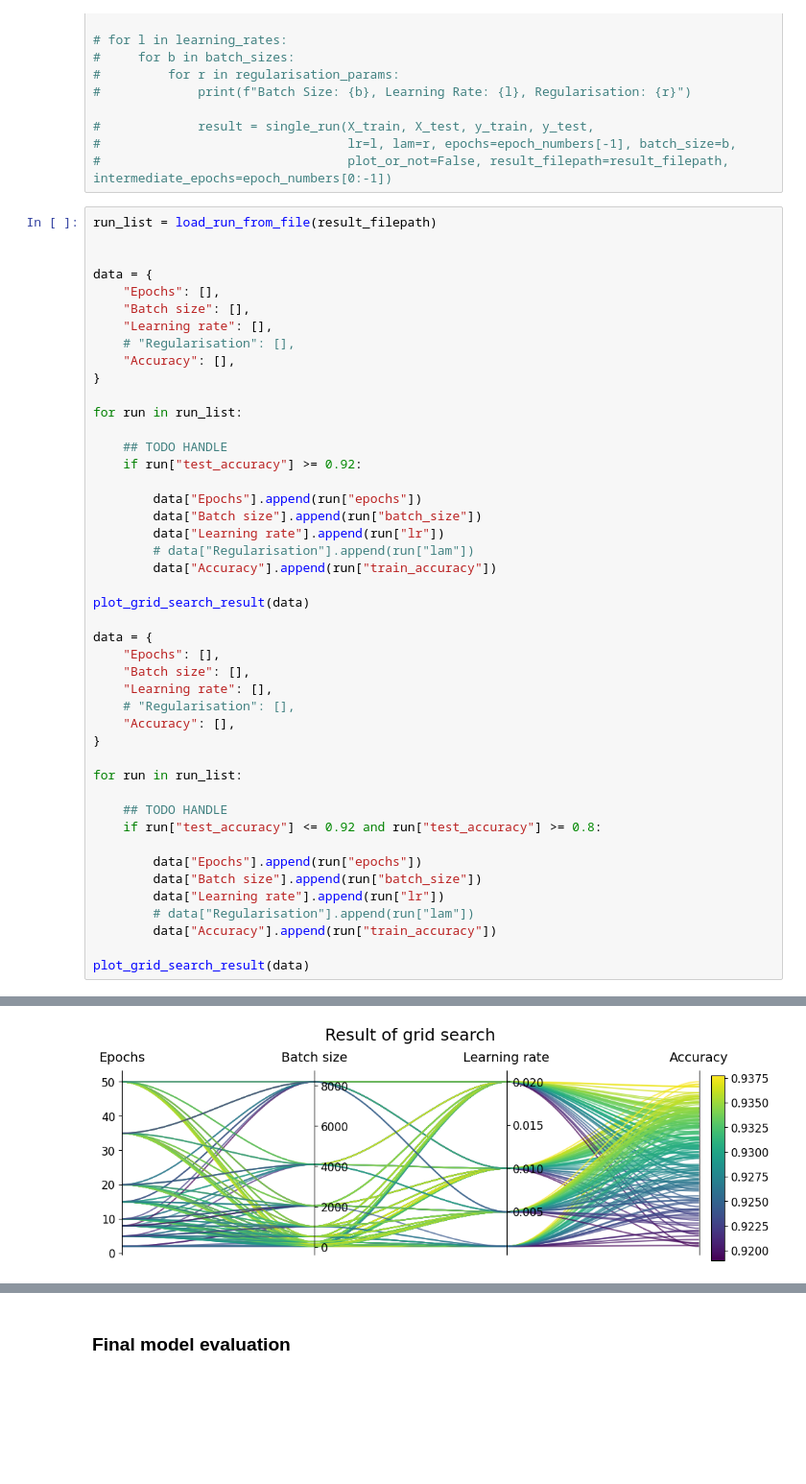
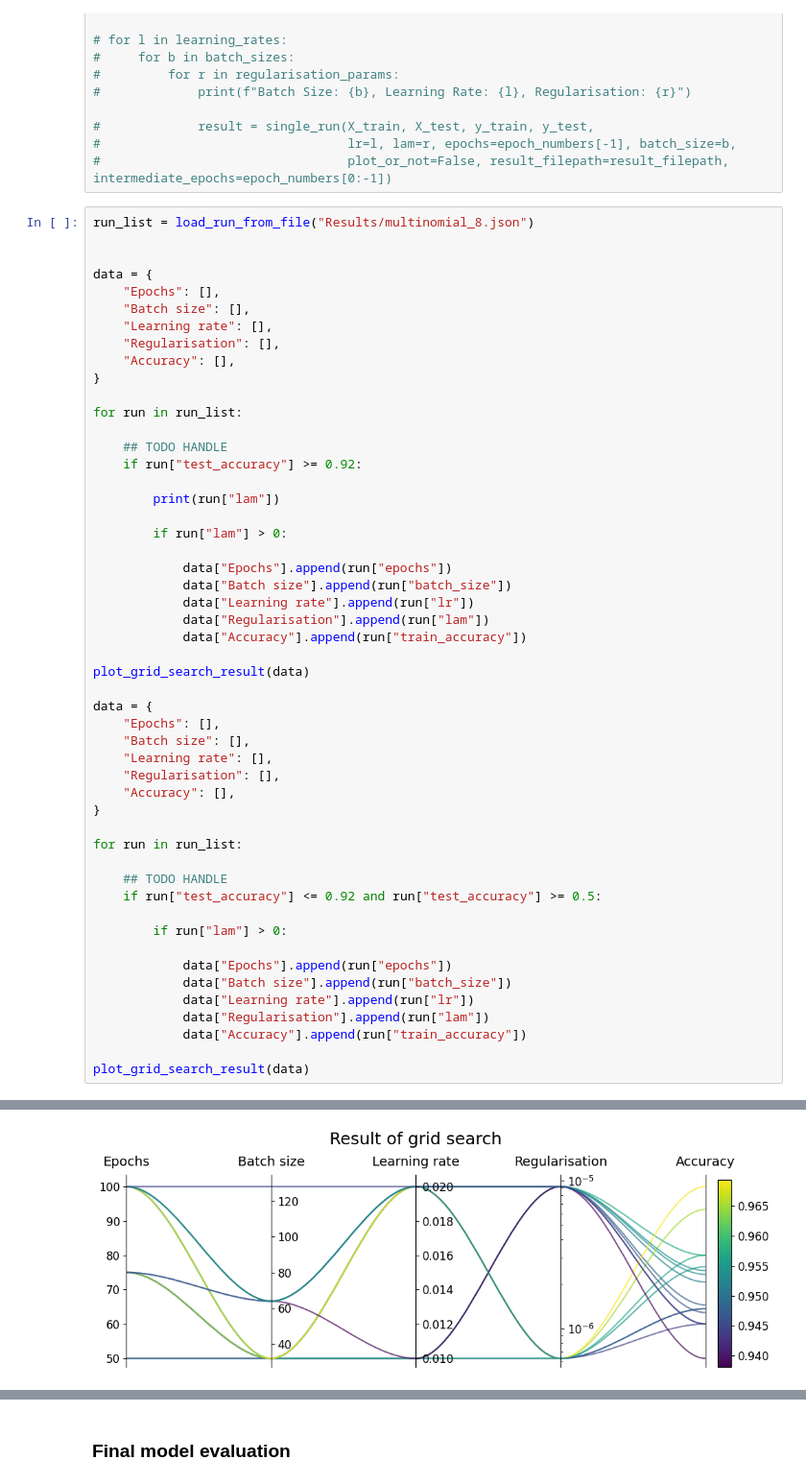
Before and after one commit to jonatanwins/Project3_FYS_STK4155, a Jupyter notebook: Runs/a_multinomial.ipynb, the cells around one changed output, grey strips where cells are left out. Shown at 96% size. Saved outputs shown, nothing was run; the diff lists cells and outputs as text; blank space fills up the shorter version.

Commit message:
accuracy fixed

```diff
--- a/Runs/a_multinomial.ipynb
+++ b/Runs/a_multinomial.ipynb
@@ -177,14 +178,14 @@ result_filepath = "Results/multinomial_28.json"
 #                                 lr=l, lam=r, epochs=epoch_numbers[-1], batch_size=b,
 #                                 plot_or_not=False, result_filepath=result_filepath, intermediate_epochs=epoch_numbers[0:-1])
 # %%
-run_list = load_run_from_file(result_filepath)
+run_list = load_run_from_file("Results/multinomial_8.json")
 
 
 data = {
     "Epochs": [],
     "Batch size": [],
     "Learning rate": [],
-    # "Regularisation": [],
+    "Regularisation": [],
     "Accuracy": [],
 }
 
@@ -193,11 +194,15 @@ for run in run_list:
     ## TODO HANDLE
     if run["test_accuracy"] >= 0.92:
 
-        data["Epochs"].append(run["epochs"])
-        data["Batch size"].append(run["batch_size"])
-        data["Learning rate"].append(run["lr"])
-        # data["Regularisation"].append(run["lam"])
-        data["Accuracy"].append(run["train_accuracy"])
+        print(run["lam"])
+
+        if run["lam"] > 0:
+
+            data["Epochs"].append(run["epochs"])
+            data["Batch size"].append(run["batch_size"])
+            data["Learning rate"].append(run["lr"])
+            data["Regularisation"].append(run["lam"])
+            data["Accuracy"].append(run["train_accuracy"])
 
 plot_grid_search_result(data)
 
@@ -205,20 +210,22 @@ data = {
     "Epochs": [],
     "Batch size": [],
     "Learning rate": [],
-    # "Regularisation": [],
+    "Regularisation": [],
     "Accuracy": [],
 }
 
 for run in run_list:
 
     ## TODO HANDLE
-    if run["test_accuracy"] <= 0.92 and run["test_accuracy"] >= 0.8:
+    if run["test_accuracy"] <= 0.92 and run["test_accuracy"] >= 0.5:
 
-        data["Epochs"].append(run["epochs"])
-        data["Batch size"].append(run["batch_size"])
-        data["Learning rate"].append(run["lr"])
-        # data["Regularisation"].append(run["lam"])
-        data["Accuracy"].append(run["train_accuracy"])
+        if run["lam"] > 0:
+
+            data["Epochs"].append(run["epochs"])
+            data["Batch size"].append(run["batch_size"])
+            data["Learning rate"].append(run["lr"])
+            data["Regularisation"].append(run["lam"])
+            data["Accuracy"].append(run["train_accuracy"])
 
 plot_grid_search_result(data)
 # %% [output]
@@ -225 +248 @@ plot_grid_search_result(data)
-[figure, old version]
+[figure, new version]
```
Also changed, not shown: parts of 4 cells of this notebook, 5 other files.
